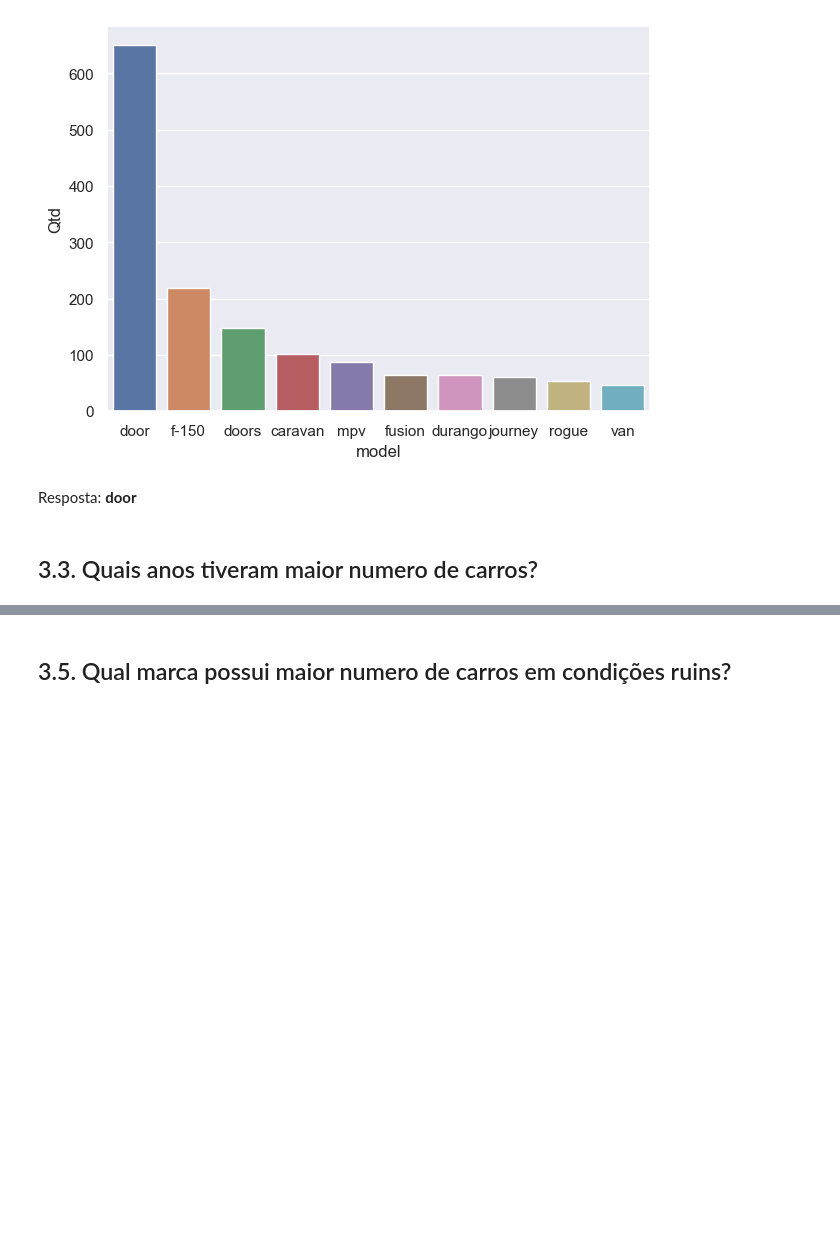
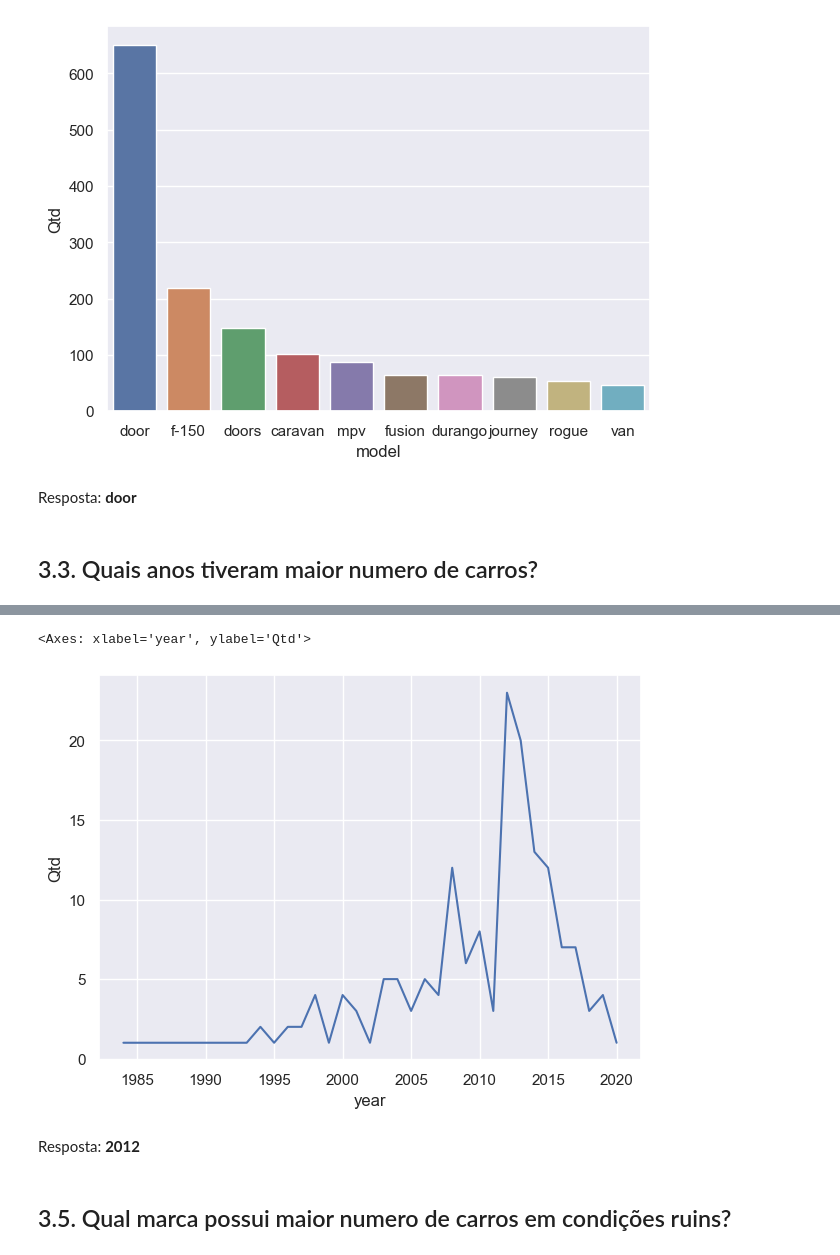
Before and after one commit to HelderSCordeiro/EDA_CARS, a Jupyter notebook: cars_eda.ipynb, the cells around one changed output, grey strips where cells are left out. Saved outputs shown, nothing was run; the diff lists cells and outputs as text; code cells hidden in the pictures; blank space fills up the shorter version.

```diff
--- a/cars_eda.ipynb
+++ b/cars_eda.ipynb
@@ -189,2 +207,13 @@ sns.lineplot(x = vei_maior['year'], y = vei_maior['Qtd'] )
+# %%
+df2 = df[df['title_status'] != 'Bom'	]
+
+vei_maior = df2.groupby(by=['year' ]).aggregate({'price':'count'}).reset_index().rename(columns= {'price':'Qtd'}).sort_values('Qtd', ascending=False)
+
+sns.lineplot(x = vei_maior['year'], y = vei_maior['Qtd'] )
+# %% [output]
+<Axes: xlabel='year', ylabel='Qtd'>
+[figure, added]
+# %% [markdown]
+Resposta: **2012**
 # %% [markdown]
 ## 3.5. Qual marca possui maior numero de carros em condições ruins?
```
Also changed, not shown: parts of 51 cells of this notebook, 1 other file.
